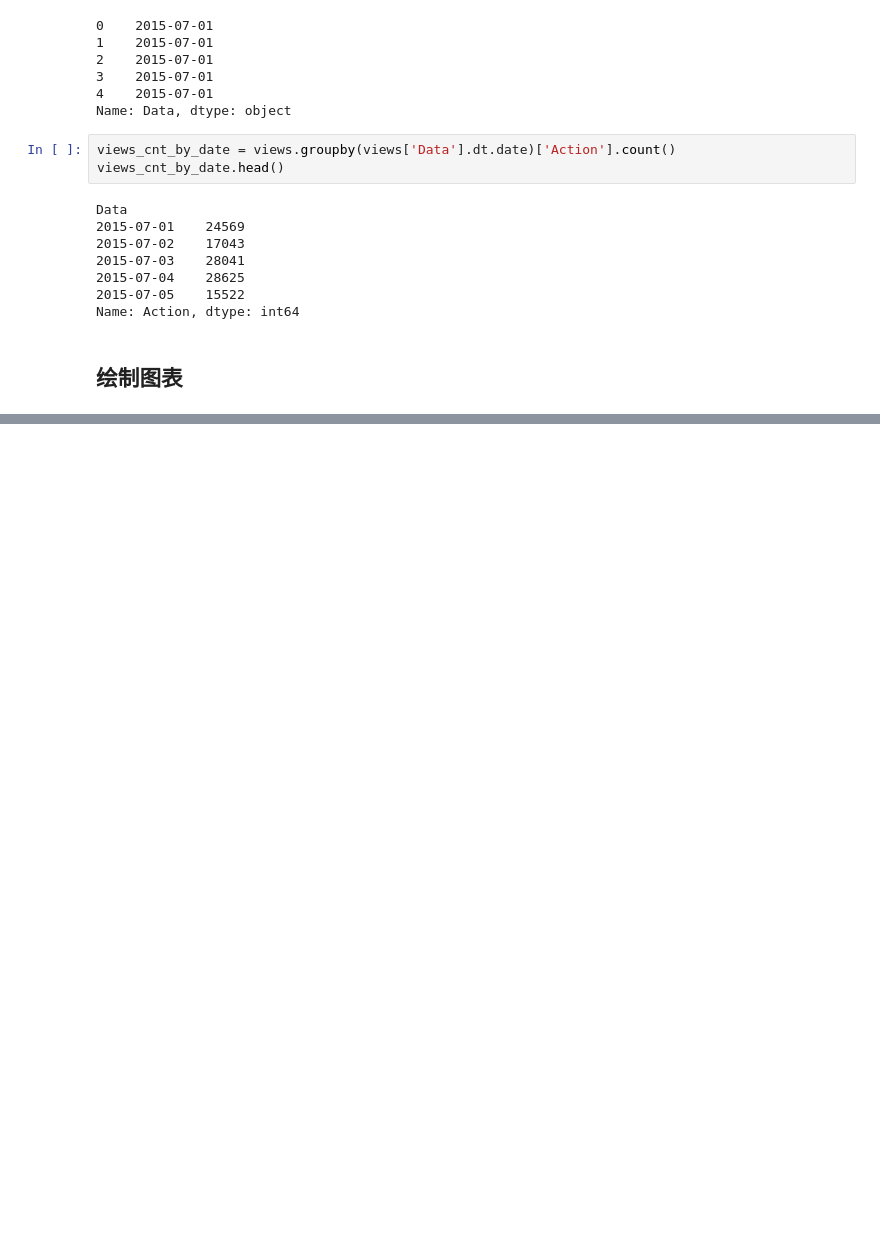
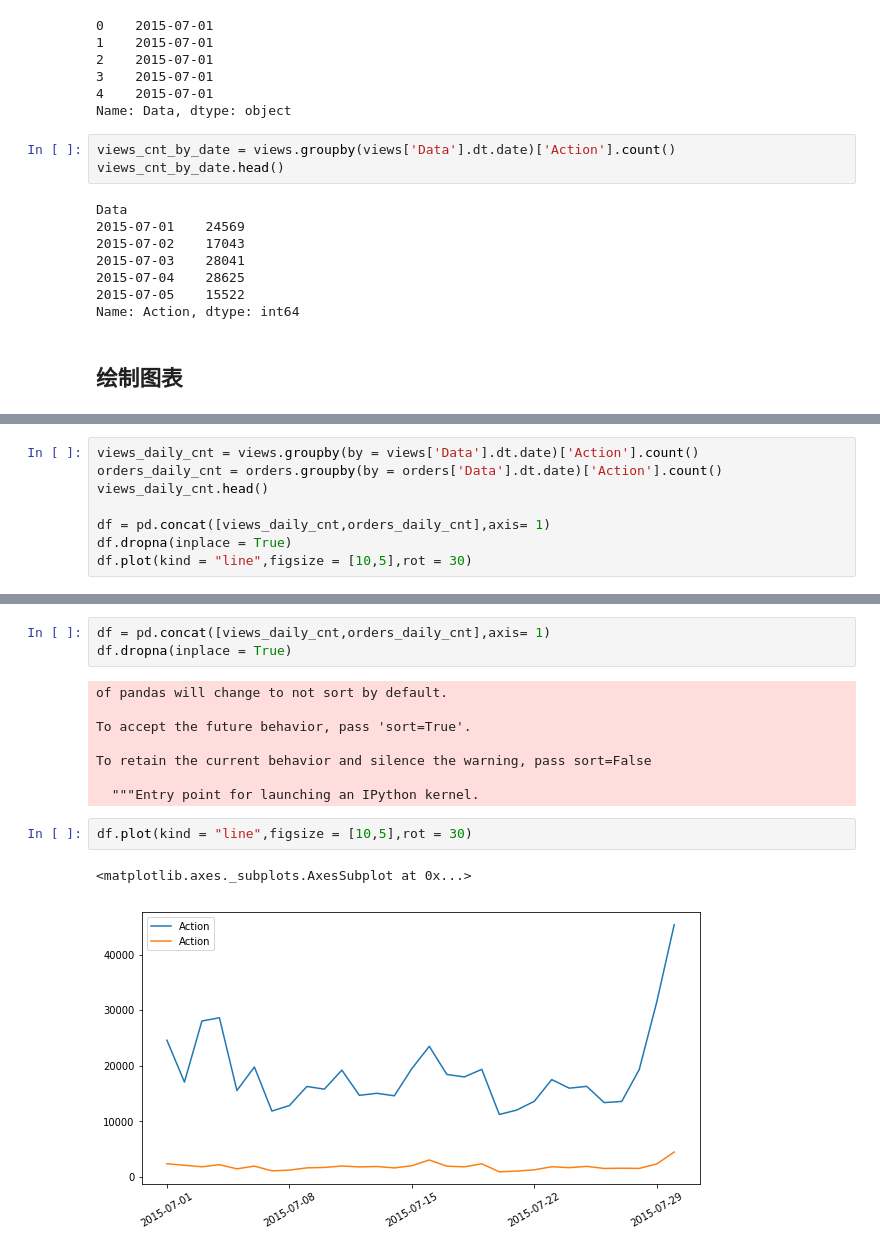
Before and after one commit to chocoai/DSAnaconda, a Jupyter notebook: 5.3 E-Commerce Website Page View Analysis.ipynb, the cells around one changed output, grey strips where cells are left out. Drawn from its saved outputs; the diff is of its cells as text; blank space fills up the shorter version.

```diff
--- a/5.3 E-Commerce Website Page View Analysis.ipynb
+++ b/5.3 E-Commerce Website Page View Analysis.ipynb
@@ -231,0 +257,8 @@ Name: Action, dtype: int64
+# %%
+views_daily_cnt = views.groupby(by = views['Data'].dt.date)['Action'].count()
+orders_daily_cnt = orders.groupby(by = orders['Data'].dt.date)['Action'].count()
+views_daily_cnt.head()
+
+df = pd.concat([views_daily_cnt,orders_daily_cnt],axis= 1)
+df.dropna(inplace = True)
+df.plot(kind = "line",figsize = [10,5],rot = 30)
@@ -231,0 +283,16 @@ Name: Action, dtype: int64
+# %%
+df = pd.concat([views_daily_cnt,orders_daily_cnt],axis= 1)
+df.dropna(inplace = True)
+# %% [output]
+of pandas will change to not sort by default.
+
+To accept the future behavior, pass 'sort=True'.
+
+To retain the current behavior and silence the warning, pass sort=False
+
+  """Entry point for launching an IPython kernel.
+# %%
+df.plot(kind = "line",figsize = [10,5],rot = 30)
+# %% [output]
+<matplotlib.axes._subplots.AxesSubplot at 0x...>
+[figure, added]
```
Also changed, not shown: parts of 7 cells of this notebook.
